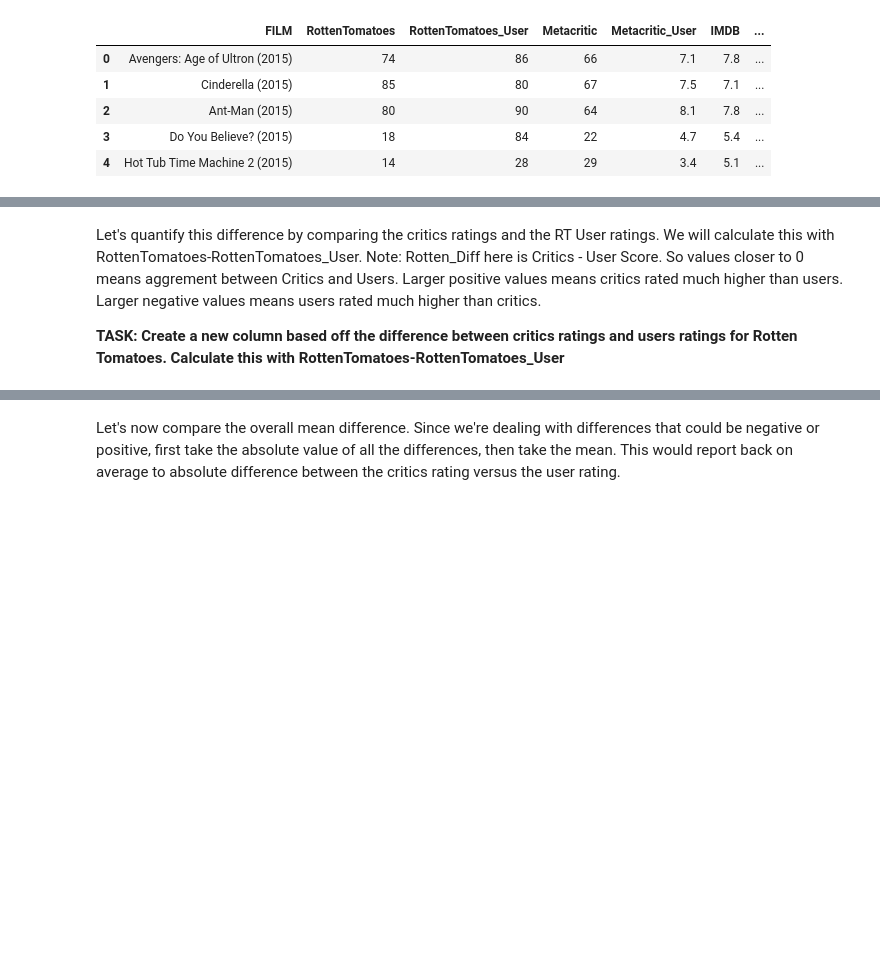
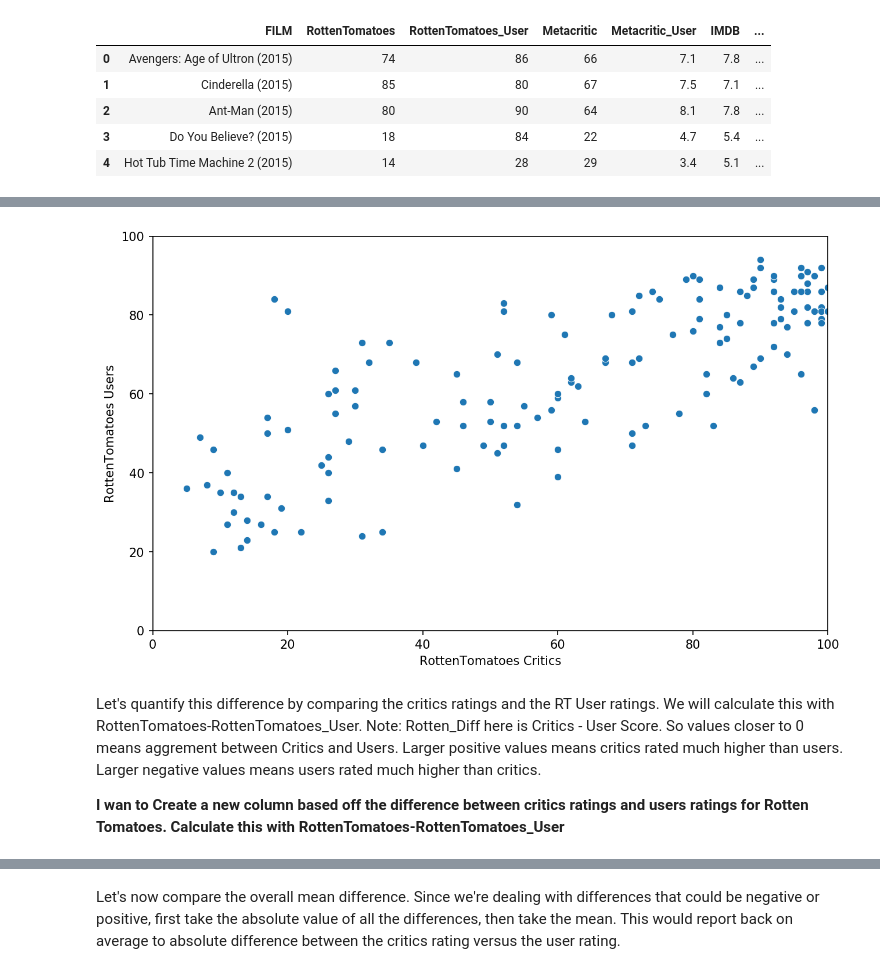
Before and after one commit to FarzinRad/Comparison-online-movie-score, a Jupyter notebook: Comparison-online-movie-score .ipynb, the cells around one changed output, grey strips where cells are left out. Saved outputs shown, nothing was run; the diff lists cells and outputs as text; code cells hidden in the pictures; blank space fills up the shorter version.

Commit message:
First EDA all site

```diff
--- a/Comparison-online-movie-score .ipynb
+++ b/Comparison-online-movie-score .ipynb
@@ -389,4 +385,15 @@ Let's first take a look at Rotten Tomatoes. RT has two sets of reviews, their cr
+# %%
+# Sctarrer plot Rotten Tomatos Critics and Reviwers relationship
+plt.figure(figsize = (10, 6), dpi = 150)
+sns.scatterplot(x = 'RottenTomatoes', y = 'RottenTomatoes_User', data = all_sites)
+
+plt.xlabel('RottenTomatoes Critics')
+plt.ylabel('RottenTomatoes Users')
+plt.xlim(0, 100)
+plt.ylim(0, 100);
+# %% [output]
+[figure, added]
 # %% [markdown]
 Let's quantify this difference by comparing the critics ratings and the RT User ratings. We will calculate this with RottenTomatoes-RottenTomatoes_User. Note: Rotten_Diff here is Critics - User Score. So values closer to 0 means aggrement between Critics and Users. Larger positive values means critics rated much higher than users. Larger negative values means users rated much higher than critics.
 
-**TASK: Create a new column based off the difference between critics ratings and users ratings for Rotten Tomatoes. Calculate this with RottenTomatoes-RottenTomatoes_User**
+**I wan to Create a new column based off the difference between critics ratings and users ratings for Rotten Tomatoes. Calculate this with RottenTomatoes-RottenTomatoes_User**
```
Also changed, not shown: parts of 15 cells of this notebook.
